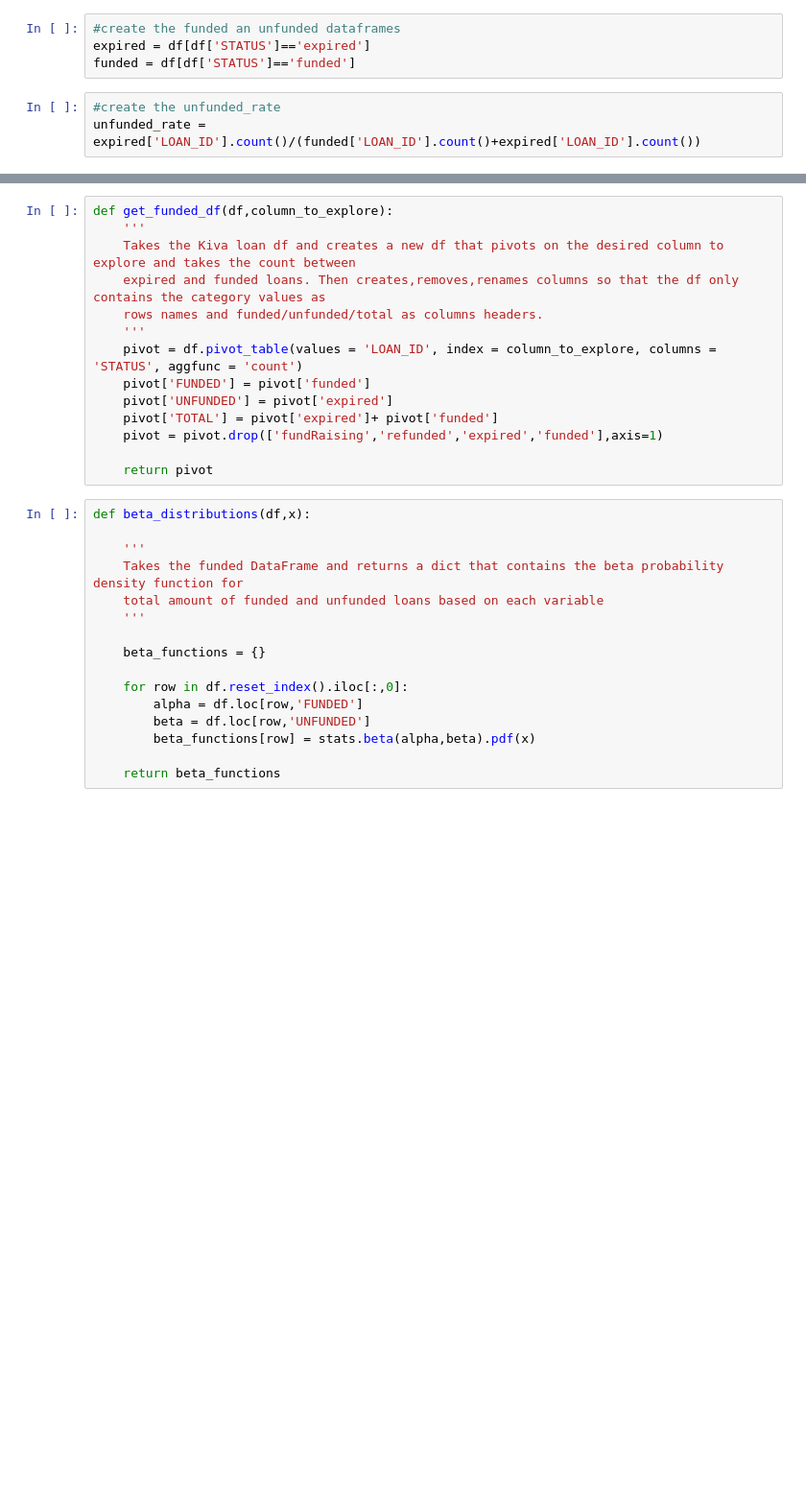
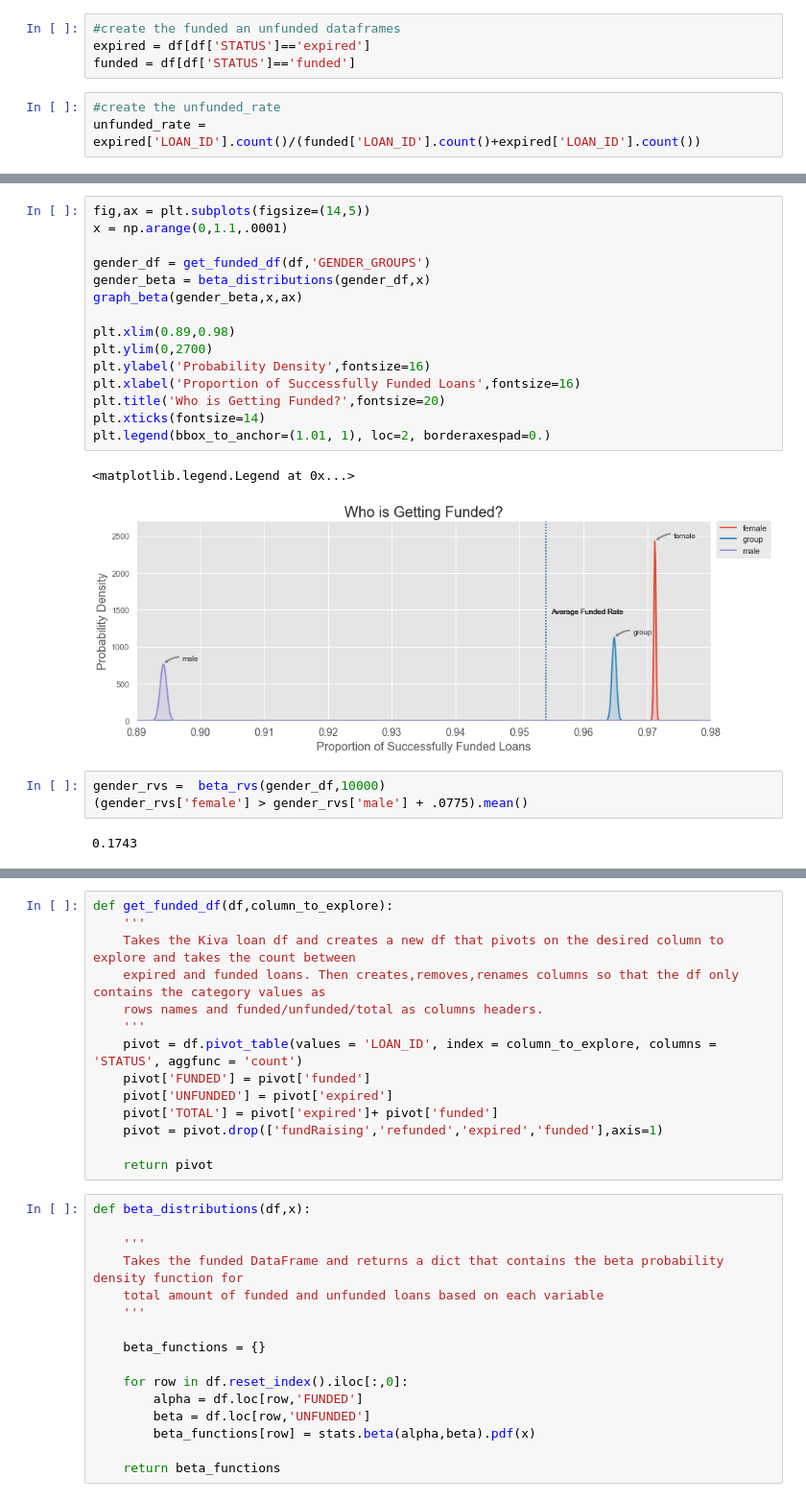
Before and after one commit to emkawong/who-are-the-5-percent-unfunded, a Jupyter notebook: kiva-analysis.ipynb, the cells around one changed output, grey strips where cells are left out. Shown at 96% size. Saved outputs shown, nothing was run; the diff lists cells and outputs as text; blank space fills up the shorter version.

```diff
--- a/kiva-analysis.ipynb
+++ b/kiva-analysis.ipynb
@@ -42,0 +85,23 @@ unfunded_rate = expired['LOAN_ID'].count()/(funded['LOAN_ID'].count()+expired['L
+# %%
+fig,ax = plt.subplots(figsize=(14,5))
+x = np.arange(0,1.1,.0001)
+
+gender_df = get_funded_df(df,'GENDER_GROUPS')
+gender_beta = beta_distributions(gender_df,x)
+graph_beta(gender_beta,x,ax)
+
+plt.xlim(0.89,0.98)
+plt.ylim(0,2700)
+plt.ylabel('Probability Density',fontsize=16)
+plt.xlabel('Proportion of Successfully Funded Loans',fontsize=16)
+plt.title('Who is Getting Funded?',fontsize=20)
+plt.xticks(fontsize=14)
+plt.legend(bbox_to_anchor=(1.01, 1), loc=2, borderaxespad=0.)
+# %% [output]
+<matplotlib.legend.Legend at 0x...>
+[figure, added]
+# %%
+gender_rvs =  beta_rvs(gender_df,10000)
+(gender_rvs['female'] > gender_rvs['male'] + .0775).mean()
+# %% [output]
+0.1743
```
Also changed, not shown: parts of 23 cells of this notebook.
